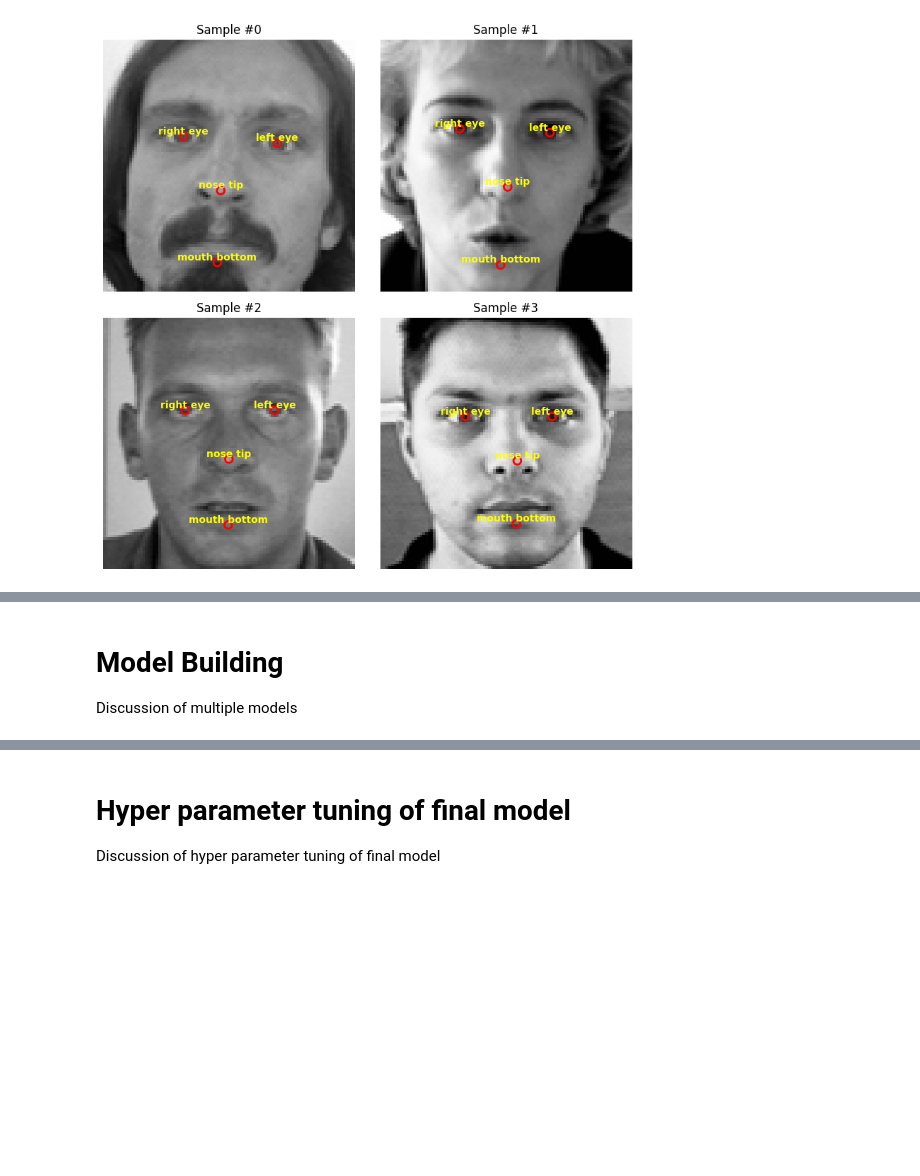
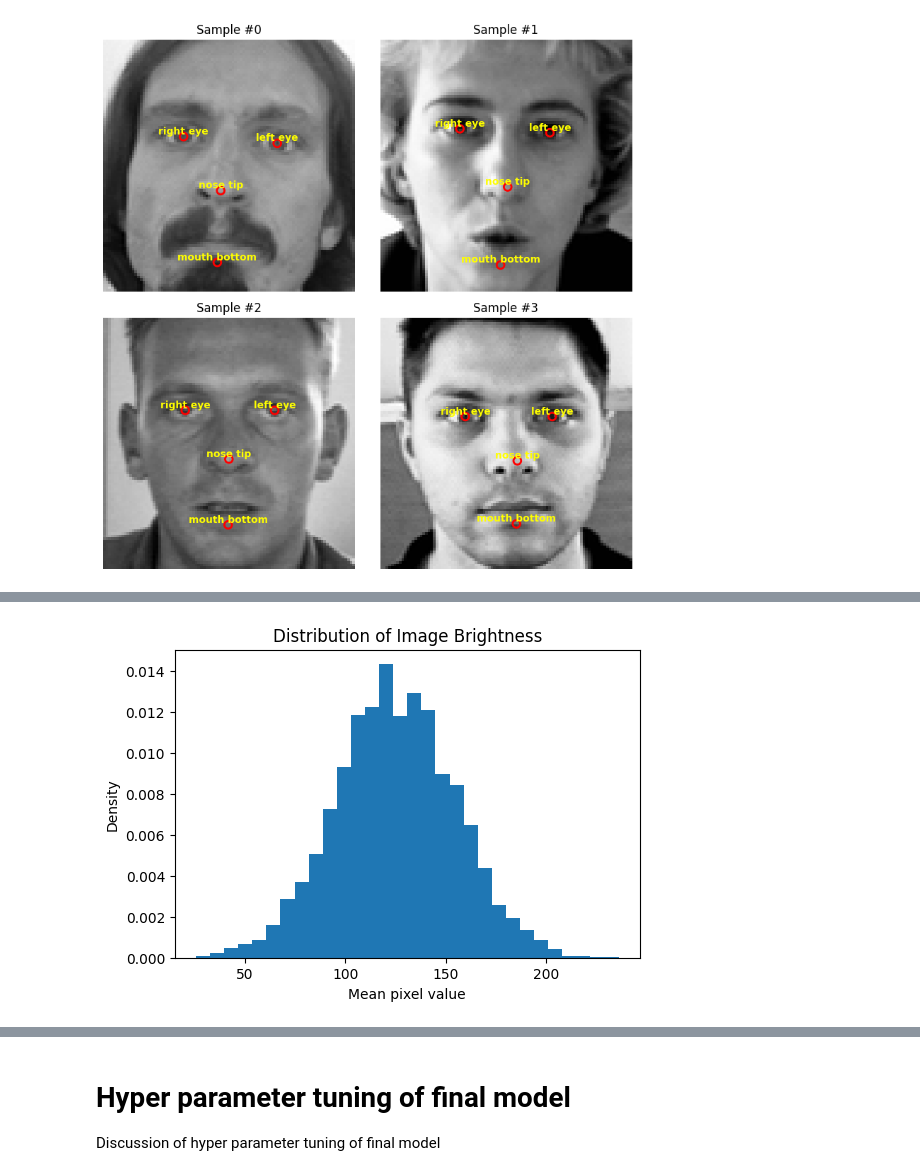
Before and after one commit to nickStanisic/FaceDetector, a Jupyter notebook: FaceDetector.ipynb, the cells around one changed output, grey strips where cells are left out. Drawn from its saved outputs; the diff is of its cells as text; code cells hidden in the pictures; blank space fills up the shorter version.

```diff
--- a/FaceDetector.ipynb
+++ b/FaceDetector.ipynb
@@ -242,3 +260,12 @@ ValueError: autodetected range of [nan, nan] is not finite
-# %% [markdown]
-# Model Building
-Discussion of multiple models
+# %%
+#Brightness graph to understand image brightness better.
+means = x_train.reshape(len(x_train), -1).mean(axis=1)
+
+plt.figure(figsize=(6,4))
+plt.hist(means, bins=30, density=True)
+plt.title("Distribution of Image Brightness")
+plt.xlabel("Mean pixel value")
+plt.ylabel("Density")
+plt.show()
+# %% [output]
+[figure, added]
```
Also changed, not shown: parts of 17 cells of this notebook.
